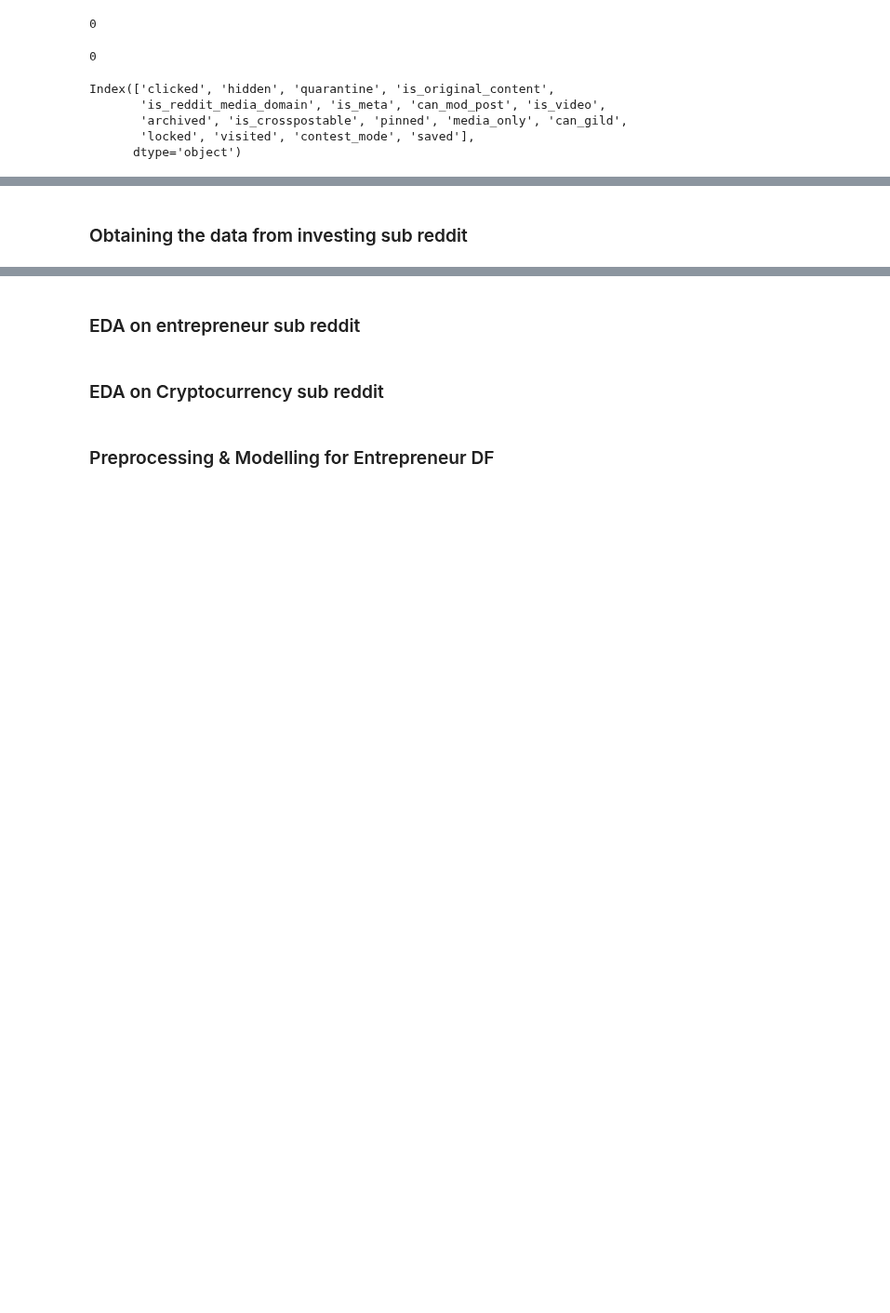
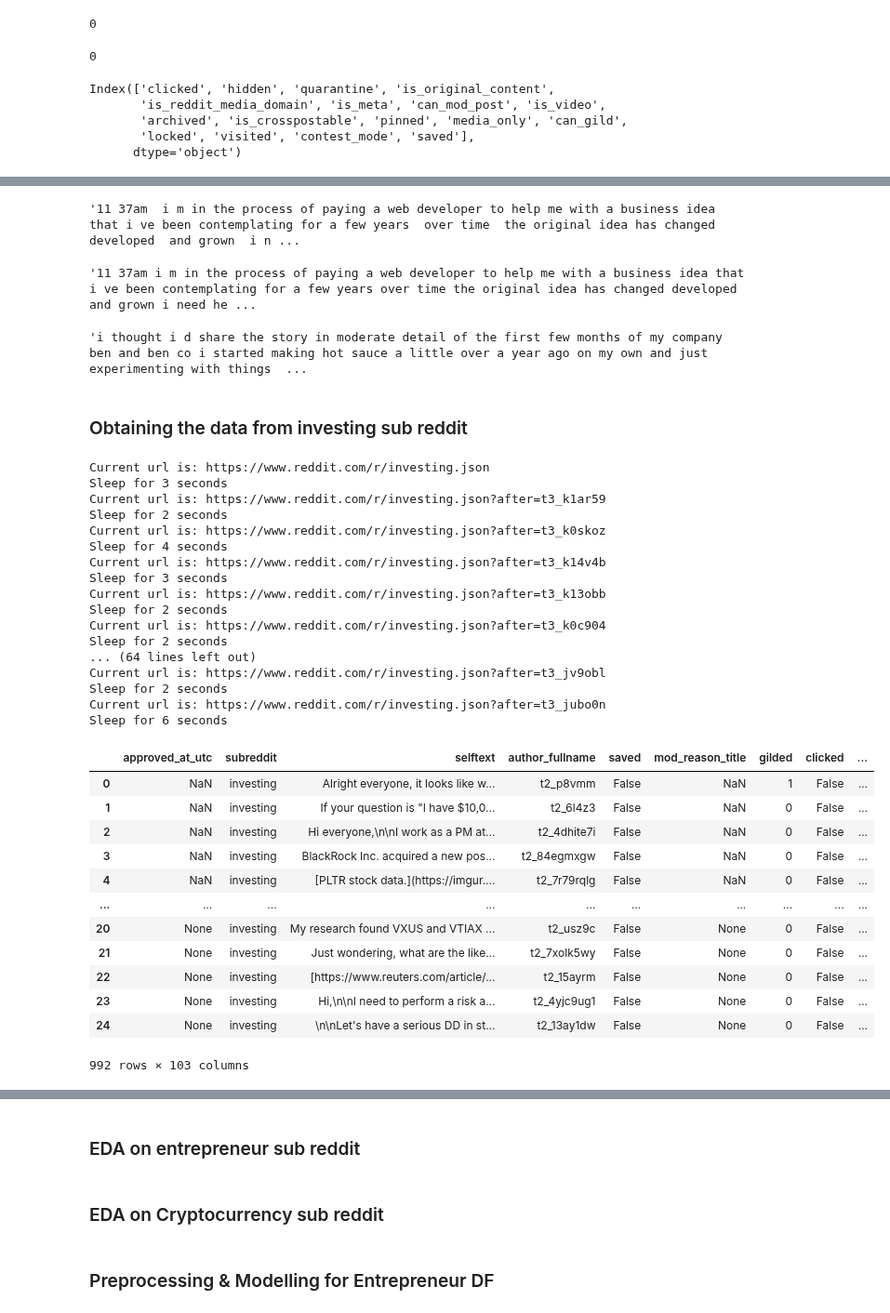
Before and after one commit to kumereshN/dsiprojects, a Jupyter notebook: project_3/Web_APIs_Classification_Data_Cleaning_EDA.ipynb, the cells around one changed output, grey strips where cells are left out. Shown at 93% size. Cells and saved outputs as stored; diff of their text form; code cells hidden in the pictures; blank space fills up the shorter version.

```diff
--- a/project_3/Web_APIs_Classification_Data_Cleaning_EDA.ipynb
+++ b/project_3/Web_APIs_Classification_Data_Cleaning_EDA.ipynb
@@ -189,0 +249,11 @@ entre_df
+# %%
+# Removes underscores
+test = re.sub(' _', ' ',test)
+test
+# %% [output]
+'11 37am  i m in the process of paying a web developer to help me with a business idea that i ve been contemplating for a few years  over time  the original idea has changed  developed  and grown  i n ...
+# %%
+# Removes addtional white spaces
+re.sub(' +', ' ',test)
+# %% [output]
+'11 37am i m in the process of paying a web developer to help me with a business idea that i ve been contemplating for a few years over time the original idea has changed developed and grown i need he ...
@@ -190,2 +270,44 @@ entre_df
+# %%
+# Testing the list
+eg_lst = []
+for txt in entre_df_merged:
+    eg_lst.append(text_clean(txt))
+
+eg_lst[500]
+# %% [output]
+'i thought i d share the story in moderate detail of the first few months of my company ben and ben co i started making hot sauce a little over a year ago on my own and just experimenting with things  ...
 # %% [markdown]
 ### Obtaining the data from investing sub reddit
+# %%
+get_reddit_post("https://www.reddit.com/r/investing.json",40)
+# %% [output]
+Current url is: https://www.reddit.com/r/investing.json
+Sleep for 3 seconds
+Current url is: https://www.reddit.com/r/investing.json?after=t3_k1ar59
+Sleep for 2 seconds
+Current url is: https://www.reddit.com/r/investing.json?after=t3_k0skoz
+Sleep for 4 seconds
+Current url is: https://www.reddit.com/r/investing.json?after=t3_k14v4b
+Sleep for 3 seconds
+Current url is: https://www.reddit.com/r/investing.json?after=t3_k13obb
+Sleep for 2 seconds
+Current url is: https://www.reddit.com/r/investing.json?after=t3_k0c904
+Sleep for 2 seconds
+... (64 lines left out)
+Current url is: https://www.reddit.com/r/investing.json?after=t3_jv9obl
+Sleep for 2 seconds
+Current url is: https://www.reddit.com/r/investing.json?after=t3_jubo0n
+Sleep for 6 seconds
+|  | approved_at_utc | subreddit | selftext | author_fullname | saved | mod_reason_title | gilded | clicked | ... |
+| 0 | NaN | investing | Alright everyone, it looks like w... | t2_p8vmm | False | NaN | 1 | False | ... |
+| 1 | NaN | investing | If your question is "I have $10,0... | t2_6l4z3 | False | NaN | 0 | False | ... |
+| 2 | NaN | investing | Hi everyone,\n\nI work as a PM at... | t2_4dhite7i | False | NaN | 0 | False | ... |
+| 3 | NaN | investing | BlackRock Inc. acquired a new pos... | t2_84egmxgw | False | NaN | 0 | False | ... |
+| 4 | NaN | investing | [PLTR stock data.](https://imgur.... | t2_7r79rqlg | False | NaN | 0 | False | ... |
+| ... | ... | ... | ... | ... | ... | ... | ... | ... | ... |
+| 20 | None | investing | My research found VXUS and VTIAX ... | t2_usz9c | False | None | 0 | False | ... |
+| 21 | None | investing | Just wondering, what are the like... | t2_7xolk5wy | False | None | 0 | False | ... |
+| 22 | None | investing | [https://www.reuters.com/article/... | t2_15ayrm | False | None | 0 | False | ... |
+| 23 | None | investing | Hi,\n\nI need to perform a risk a... | t2_4yjc9ug1 | False | None | 0 | False | ... |
+| 24 | None | investing | \n\nLet's have a serious DD in st... | t2_13ay1dw | False | None | 0 | False | ... |
+992 rows × 103 columns
```
Also changed, not shown: parts of 25 cells of this notebook, 2 other files.
